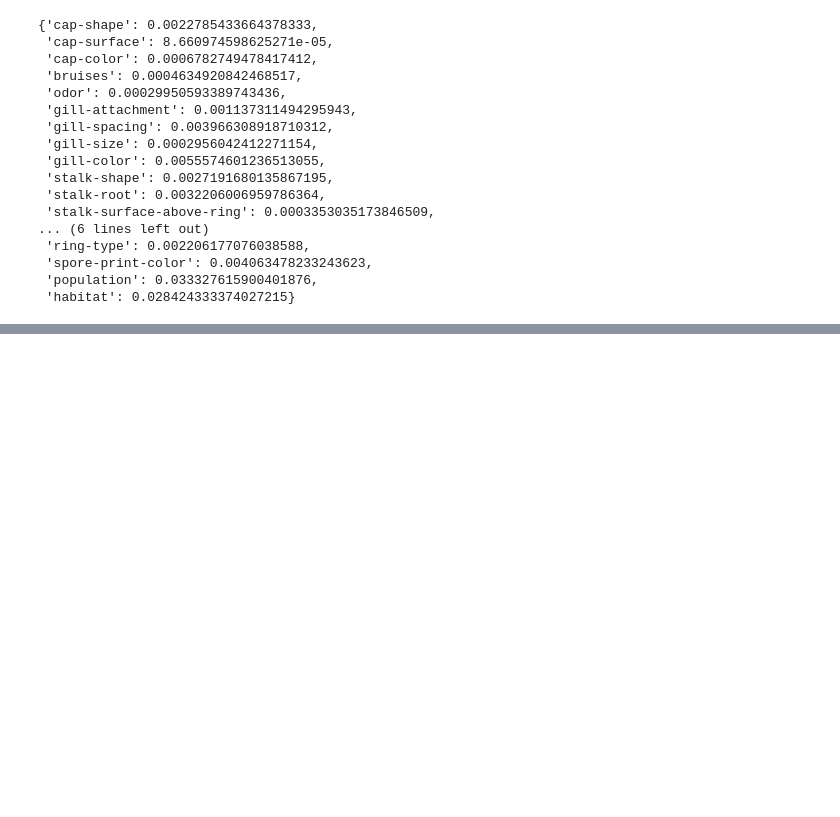
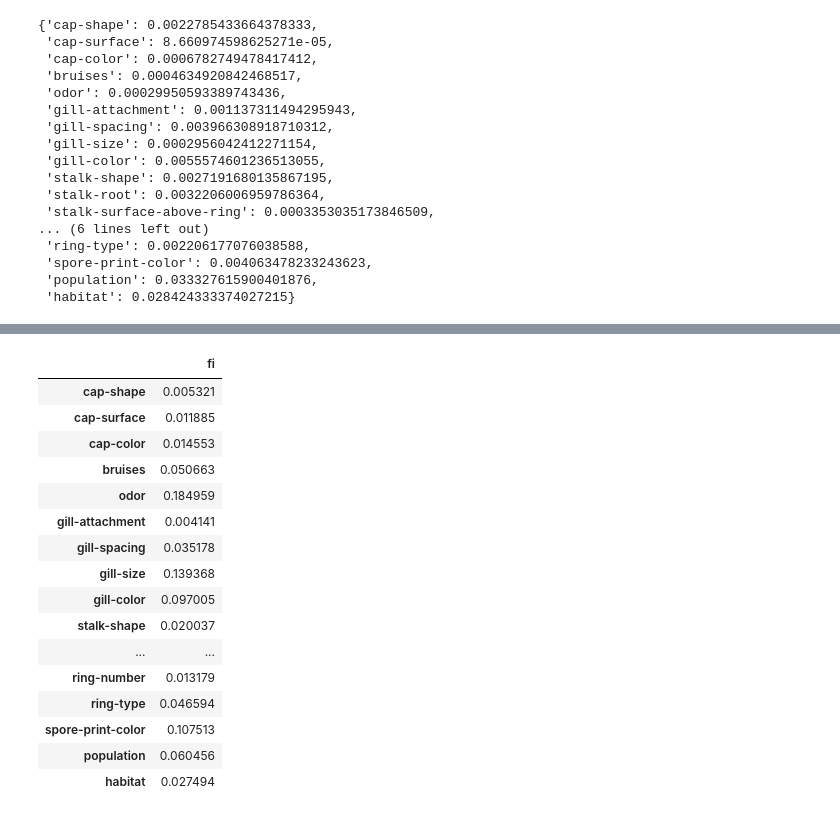
Before and after one commit to Starburned7/data-analytics-projects, a Jupyter notebook: Mushrooms-Classification.ipynb, the cells around one changed output, grey strips where cells are left out. Cells and saved outputs as stored; diff of their text form; code cells hidden in the pictures; blank space fills up the shorter version.

```diff
--- a/Mushrooms-Classification.ipynb
+++ b/Mushrooms-Classification.ipynb
@@ -498,0 +530,20 @@ feature_df.T.plot.bar(title="Feature Importance", legend=False);
+# %%
+fi
+# %% [output]
+|  | fi |
+| cap-shape | 0.005321 |
+| cap-surface | 0.011885 |
+| cap-color | 0.014553 |
+| bruises | 0.050663 |
+| odor | 0.184959 |
+| gill-attachment | 0.004141 |
+| gill-spacing | 0.035178 |
+| gill-size | 0.139368 |
+| gill-color | 0.097005 |
+| stalk-shape | 0.020037 |
+| ... | ... |
+| ring-number | 0.013179 |
+| ring-type | 0.046594 |
+| spore-print-color | 0.107513 |
+| population | 0.060456 |
+| habitat | 0.027494 |
```
Also changed, not shown: parts of 21 cells of this notebook.
